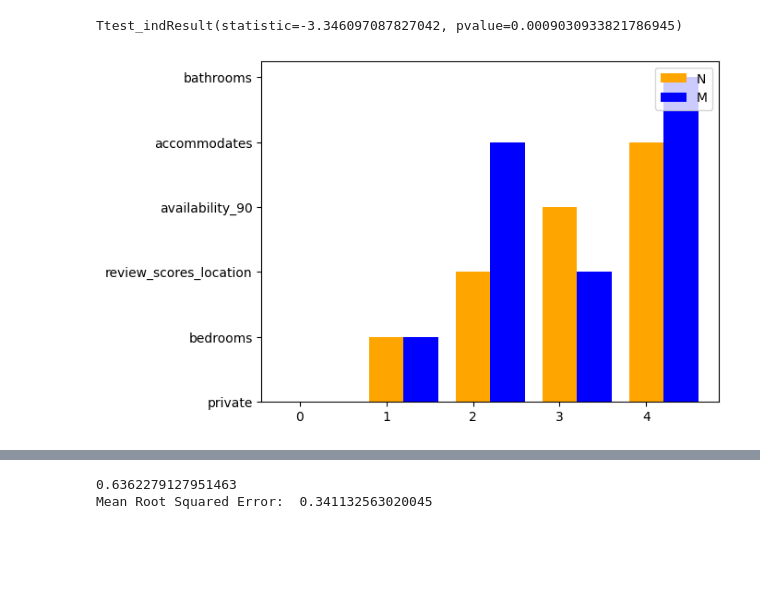
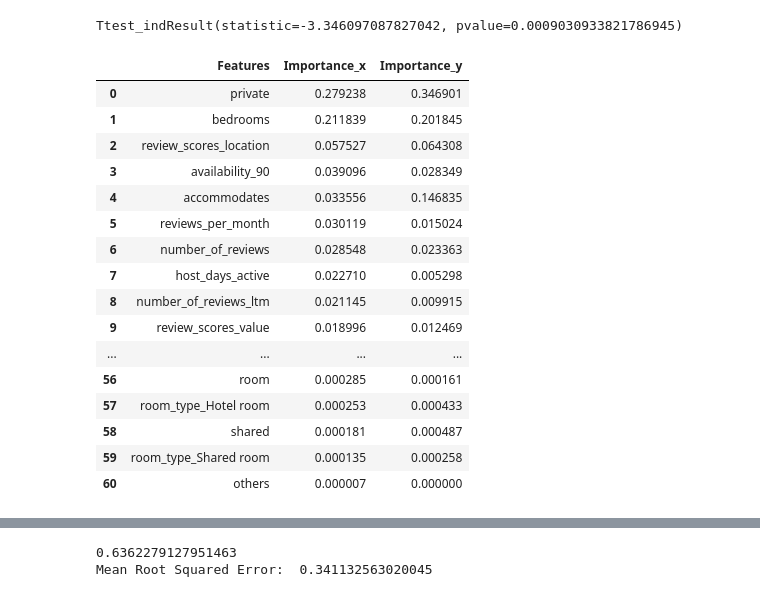
Before and after one commit to Anant-K-Gupta/AirBnbProject, a Jupyter notebook: airbnb_model.ipynb, the cells around one changed output, grey strips where cells are left out. Cells and saved outputs as stored; diff of their text form; code cells hidden in the pictures; blank space fills up the shorter version.

```diff
--- a/airbnb_model.ipynb
+++ b/airbnb_model.ipynb
@@ -709,27 +709,24 @@ std_dev_price = avg_price_by_date['price'].sem()
 stats.ttest_ind(avg_price_by_date['price'], avg_price_by_date[(avg_price_by_date['date']>= '2022-12-25') & (avg_price_by_date['date']<= '2023-01-01')]["price"])
 # %% [output]
 Ttest_indResult(statistic=-3.346097087827042, pvalue=0.0009030933821786945)
-# %%
-# Array for horizontal bar's position
-ind = np.array([0, 1, 2,3,4])
-
-# Bar's width
-width = 0.4
-
-fig, ax = plt.subplots()
-
-# Horizontal bar plot
-ax.bar(ind, np.array(importances_rf["Features"][0:5]), width, color='orange', label='N')
-ax.bar(ind + width, np.array(importances_gbr["Features"][0:5]), width, color='blue', label='M')
-
-# Set Y-axis ticks and ticklabels
-#ax.set(yticks=ind + width, yticklabels=np.array(['A', 'B', 'C','D','']),
-ylim=[2*width - 1, len(ind)]
-
-# Legend at the upper right corner
-ax.legend(loc='upper right')
-
-# Display the plot
-plt.show()
-# %% [output]
-[figure, removed]
+# %%
+common_importances = pd.merge(importances_rf, importances_gbr, on = 'Features')
+display(common_importances)
+# %% [output]
+|  | Features | Importance_x | Importance_y |
+| 0 | private | 0.279238 | 0.346901 |
+| 1 | bedrooms | 0.211839 | 0.201845 |
+| 2 | review_scores_location | 0.057527 | 0.064308 |
+| 3 | availability_90 | 0.039096 | 0.028349 |
+| 4 | accommodates | 0.033556 | 0.146835 |
+| 5 | reviews_per_month | 0.030119 | 0.015024 |
+| 6 | number_of_reviews | 0.028548 | 0.023363 |
+| 7 | host_days_active | 0.022710 | 0.005298 |
+| 8 | number_of_reviews_ltm | 0.021145 | 0.009915 |
+| 9 | review_scores_value | 0.018996 | 0.012469 |
+| ... | ... | ... | ... |
+| 56 | room | 0.000285 | 0.000161 |
+| 57 | room_type_Hotel room | 0.000253 | 0.000433 |
+| 58 | shared | 0.000181 | 0.000487 |
+| 59 | room_type_Shared room | 0.000135 | 0.000258 |
+| 60 | others | 0.000007 | 0.000000 |
```
Also changed, not shown: parts of 3 cells of this notebook.
